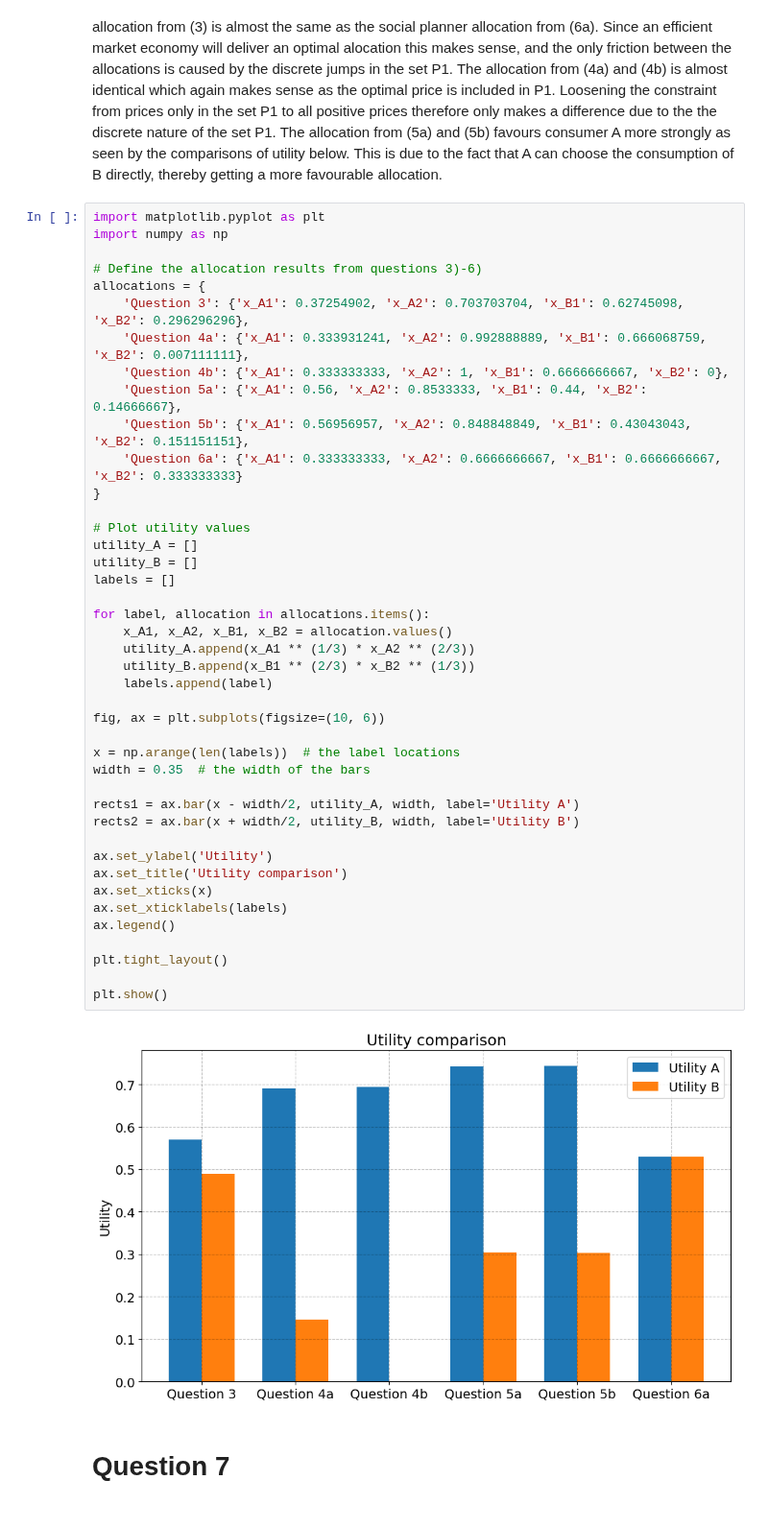
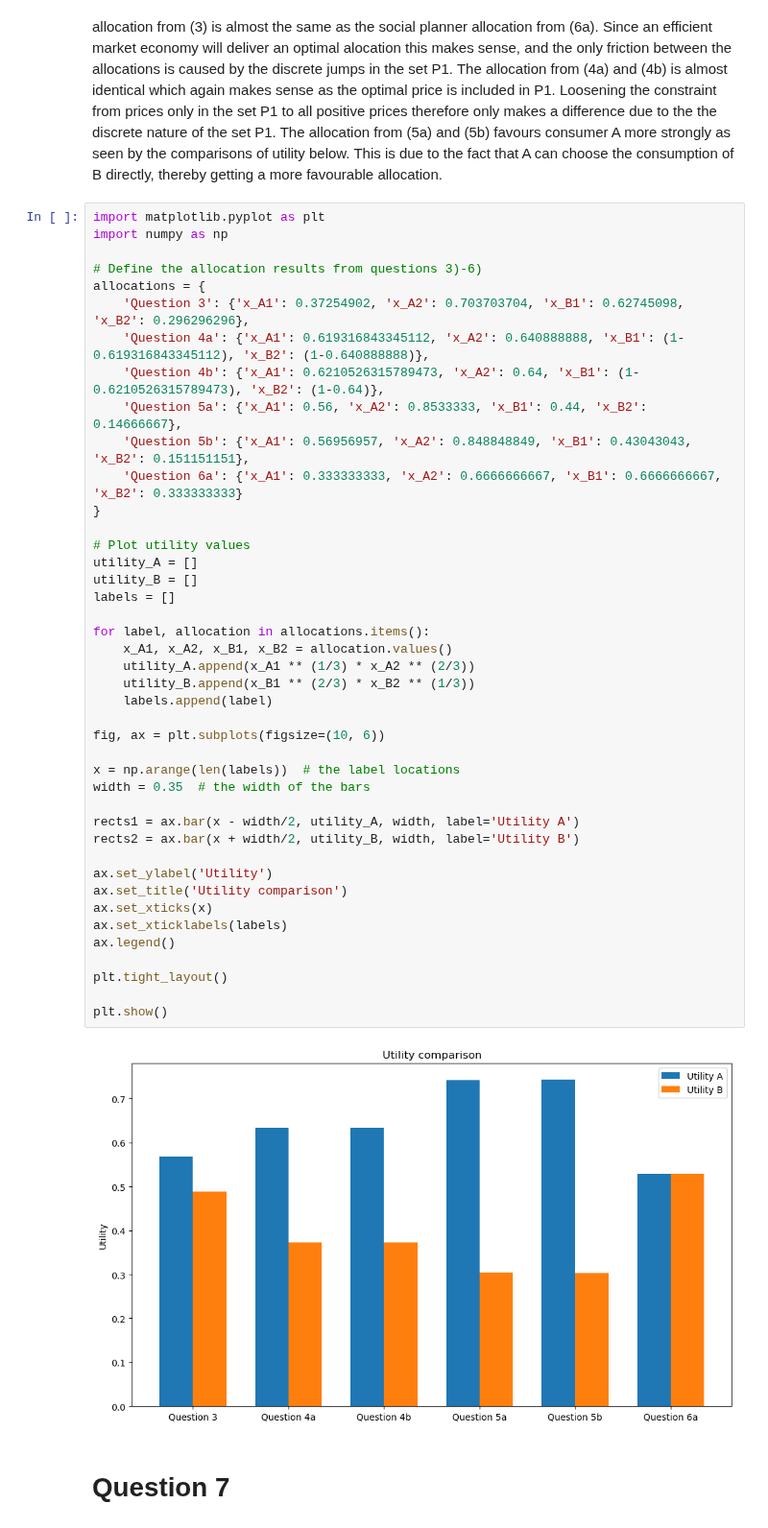
Before and after one commit to NumEconCopenhagen/projects-2024-anton-og-phillip, a Jupyter notebook: inauguralproject/inauguralproject2024.ipynb, the cells around one changed output. Shown at 96% size. Saved outputs shown, nothing was run; the diff lists cells and outputs as text.

Commit message:
Rettet figur 6b

```diff
--- a/inauguralproject/inauguralproject2024.ipynb
+++ b/inauguralproject/inauguralproject2024.ipynb
@@ -543,8 +543,8 @@ import numpy as np
 # Define the allocation results from questions 3)-6)
 allocations = {
     'Question 3': {'x_A1': 0.37254902, 'x_A2': 0.703703704, 'x_B1': 0.62745098, 'x_B2': 0.296296296},
-    'Question 4a': {'x_A1': 0.333931241, 'x_A2': 0.992888889, 'x_B1': 0.666068759, 'x_B2': 0.007111111},
-    'Question 4b': {'x_A1': 0.333333333, 'x_A2': 1, 'x_B1': 0.6666666667, 'x_B2': 0},
+    'Question 4a': {'x_A1': 0.619316843345112, 'x_A2': 0.640888888, 'x_B1': (1-0.619316843345112), 'x_B2': (1-0.640888888)},
+    'Question 4b': {'x_A1': 0.6210526315789473, 'x_A2': 0.64, 'x_B1': (1-0.6210526315789473), 'x_B2': (1-0.64)},
     'Question 5a': {'x_A1': 0.56, 'x_A2': 0.8533333, 'x_B1': 0.44, 'x_B2': 0.14666667},
     'Question 5b': {'x_A1': 0.56956957, 'x_A2': 0.848848849, 'x_B1': 0.43043043, 'x_B2': 0.151151151},
     'Question 6a': {'x_A1': 0.333333333, 'x_A2': 0.6666666667, 'x_B1': 0.6666666667, 'x_B2': 0.333333333}
@@ -552,34 +552,34 @@ allocations = {
 
 # Plot utility values
 utility_A = []
 utility_B = []
 labels = []
 
 for label, allocation in allocations.items():
     x_A1, x_A2, x_B1, x_B2 = allocation.values()
     utility_A.append(x_A1 ** (1/3) * x_A2 ** (2/3))
     utility_B.append(x_B1 ** (2/3) * x_B2 ** (1/3))
     labels.append(label)
 
 fig, ax = plt.subplots(figsize=(10, 6))
 
 x = np.arange(len(labels))  # the label locations
 width = 0.35  # the width of the bars
 
 rects1 = ax.bar(x - width/2, utility_A, width, label='Utility A')
 rects2 = ax.bar(x + width/2, utility_B, width, label='Utility B')
 
 ax.set_ylabel('Utility')
 ax.set_title('Utility comparison')
 ax.set_xticks(x)
 ax.set_xticklabels(labels)
 ax.legend()
 
 plt.tight_layout()
 
 plt.show()
 # %% [output]
-[figure, old version]
+[figure, new version]
 # %% [markdown]
 # Question 7
 # %%
```
Also changed, not shown: parts of 1 cell of this notebook.
